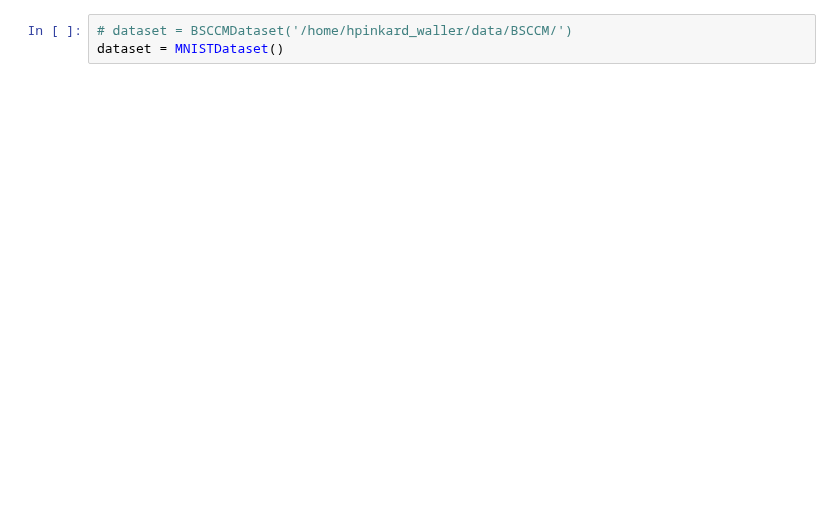
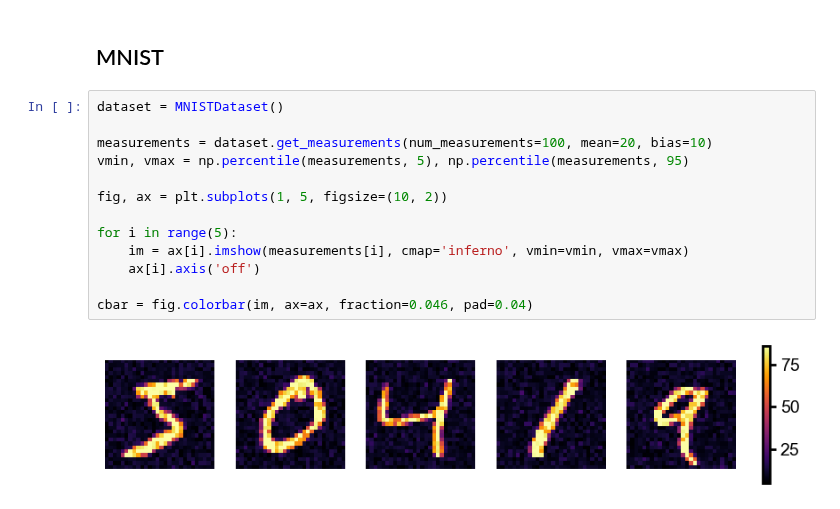
Before and after one commit to Waller-Lab/EncodingInformation, a Jupyter notebook: new_apis/dataset_api_usage.ipynb, the cells around one changed output. Drawn from its saved outputs; the diff is of its cells as text; blank space fills up the shorter version.

```diff
--- a/new_apis/dataset_api_usage.ipynb
+++ b/new_apis/dataset_api_usage.ipynb
@@ -21,3 +21,17 @@ import jax.numpy as np
-# %%
-# dataset = BSCCMDataset('/home/hpinkard_waller/data/BSCCM/')
-dataset = MNISTDataset()
+# %% [markdown]
+## MNIST
+# %%
+dataset = MNISTDataset()
+
+measurements = dataset.get_measurements(num_measurements=100, mean=20, bias=10)
+vmin, vmax = np.percentile(measurements, 5), np.percentile(measurements, 95)
+
+fig, ax = plt.subplots(1, 5, figsize=(10, 2))
+
+for i in range(5):
+    im = ax[i].imshow(measurements[i], cmap='inferno', vmin=vmin, vmax=vmax)
+    ax[i].axis('off')
+
+cbar = fig.colorbar(im, ax=ax, fraction=0.046, pad=0.04)
+# %% [output]
+[figure, added]
```
Also changed, not shown: parts of 6 cells of this notebook, 6 other files.
